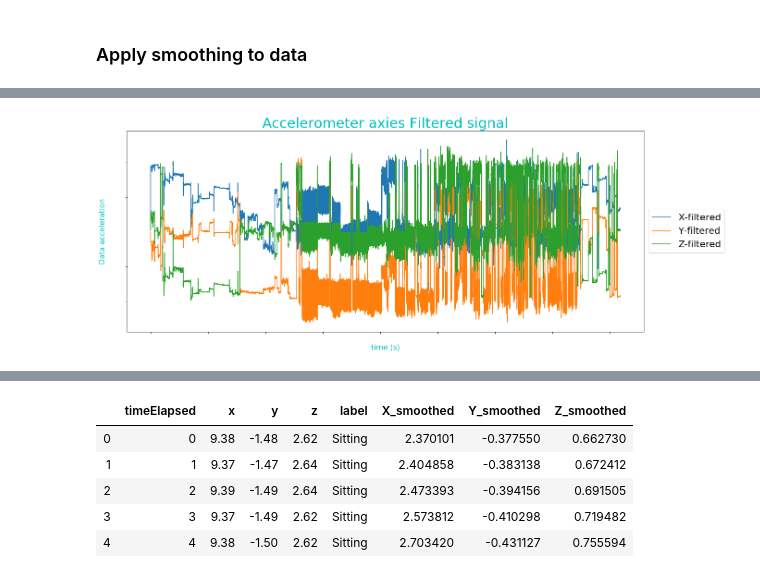
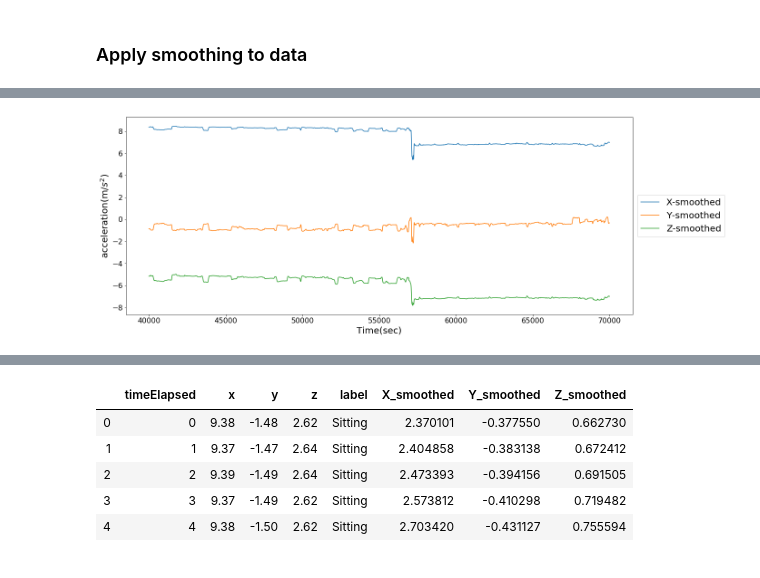
Before and after one commit to yousefkhaled282/Human-Activity-Recognition, a Jupyter notebook: Human Activity Recognition.ipynb, the cells around one changed output, grey strips where cells are left out. Drawn from its saved outputs; the diff is of its cells as text; code cells hidden in the pictures.

```diff
--- a/Human Activity Recognition.ipynb
+++ b/Human Activity Recognition.ipynb
@@ -15,7 +15,7 @@ df=pd.read_excel('appdata.xlsx')
 # %% [markdown]
 Dataset for TRaining **Durting train uncomment**
 # %%
-#  df=pd.read_csv('test_appdata.csv')
+ df=pd.read_csv('test_appdata.csv')
 # %% [markdown]
 Dataset for Testing **Durting train comment**
 # %%
@@ -166,14 +183,15 @@ Z_smoothed = gaussian_filter1d(Z_filtered, 7)
 # %%
 plt.figure(figsize=(20,8))
-plt.plot(df['timeElapsed'],X_filtered,label='X-filtered')
-plt.plot(df['timeElapsed'],Y_filtered,label='Y-filtered')
-plt.plot(df['timeElapsed'],Z_filtered,label='Z-filtered')
-plt.title('Accelerometer axies Filtered signal',color='c',fontsize=30)
-plt.ylabel('Data acceleration',color='c',fontsize=16)
-plt.xlabel('time (s)',color='c',fontsize=16)
+plt.plot(df['timeElapsed'].iloc[40000:70000],X_smoothed[40000:70000],label='X-smoothed')
+plt.plot(df['timeElapsed'].iloc[40000:70000],Y_smoothed[40000:70000],label='Y-smoothed')
+plt.plot(df['timeElapsed'].iloc[40000:70000],Z_smoothed[40000:70000],label='Z-smoothed')
+# plt.title('Accelerometer axies smoothed signal',color='c',fontsize=30)
+plt.ylabel('acceleration(m/$s^{2}$)',fontsize=20)
+plt.xlabel('Time(sec)',fontsize=20)
 plt.legend(loc='center left', bbox_to_anchor=(1, 0.5),prop={'size': 20})
-plt.xticks(fontsize=16,color='white')
-plt.yticks(fontsize=16,color='white')
+plt.xticks(fontsize=16)
+plt.yticks(fontsize=16)
+plt.savefig('smoothed.png')
 plt.show()
 # %% [output]
-[figure, old version]
+[figure, new version]
```
Also changed, not shown: parts of 13 cells of this notebook, 7 other files.
